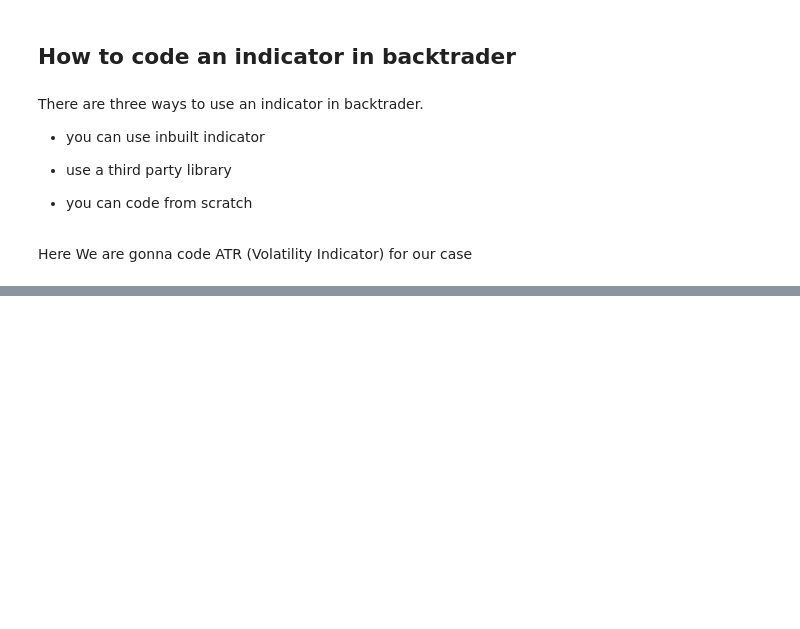
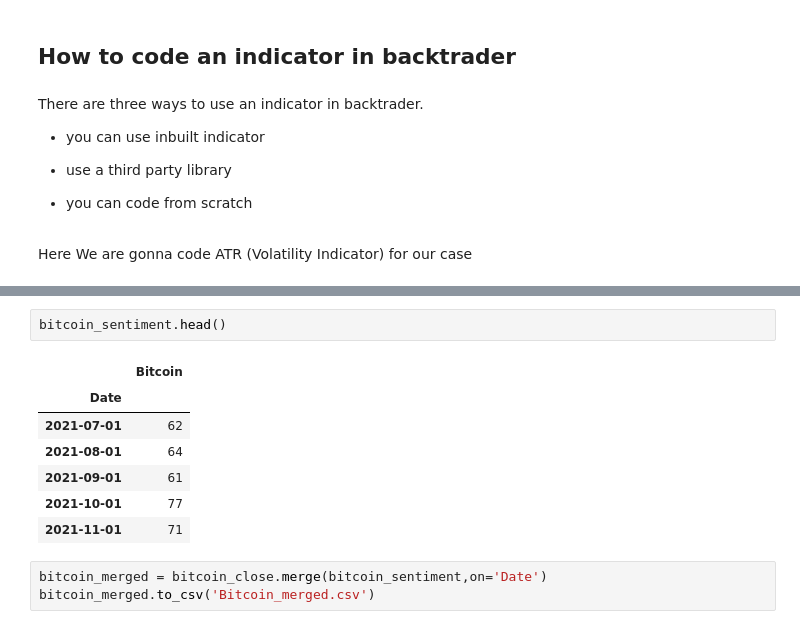
Before and after one commit to V-iitian/Algorithmic-Trading, a Jupyter notebook: Python for Finance/backtrader.ipynb, the cells around one changed output, grey strips where cells are left out. Drawn from its saved outputs; the diff is of its cells as text; blank space fills up the shorter version.

```diff
--- a/Python for Finance/backtrader.ipynb
+++ b/Python for Finance/backtrader.ipynb
@@ -334,0 +451,13 @@ AttributeError: 'Lines_LineSeries_LineIterator_DataAccessor_StrategyBase_Strateg
+# %%
+bitcoin_sentiment.head()
+# %% [output]
+|  | Bitcoin |
+| Date |  |
+| 2021-07-01 | 62 |
+| 2021-08-01 | 64 |
+| 2021-09-01 | 61 |
+| 2021-10-01 | 77 |
+| 2021-11-01 | 71 |
+# %%
+bitcoin_merged = bitcoin_close.merge(bitcoin_sentiment,on='Date')
+bitcoin_merged.to_csv('Bitcoin_merged.csv')
```
Also changed, not shown: parts of 29 cells of this notebook, 8 other files.
